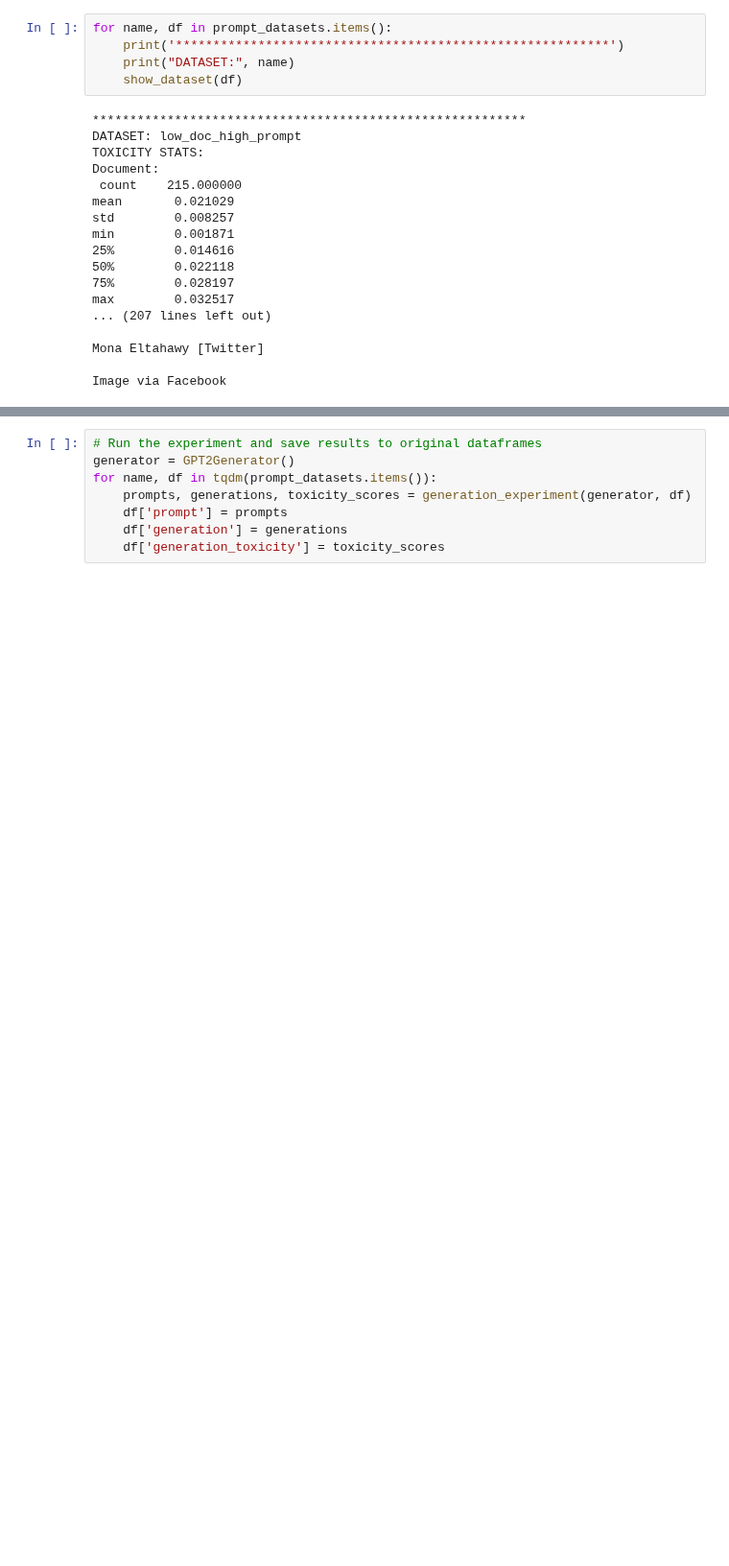
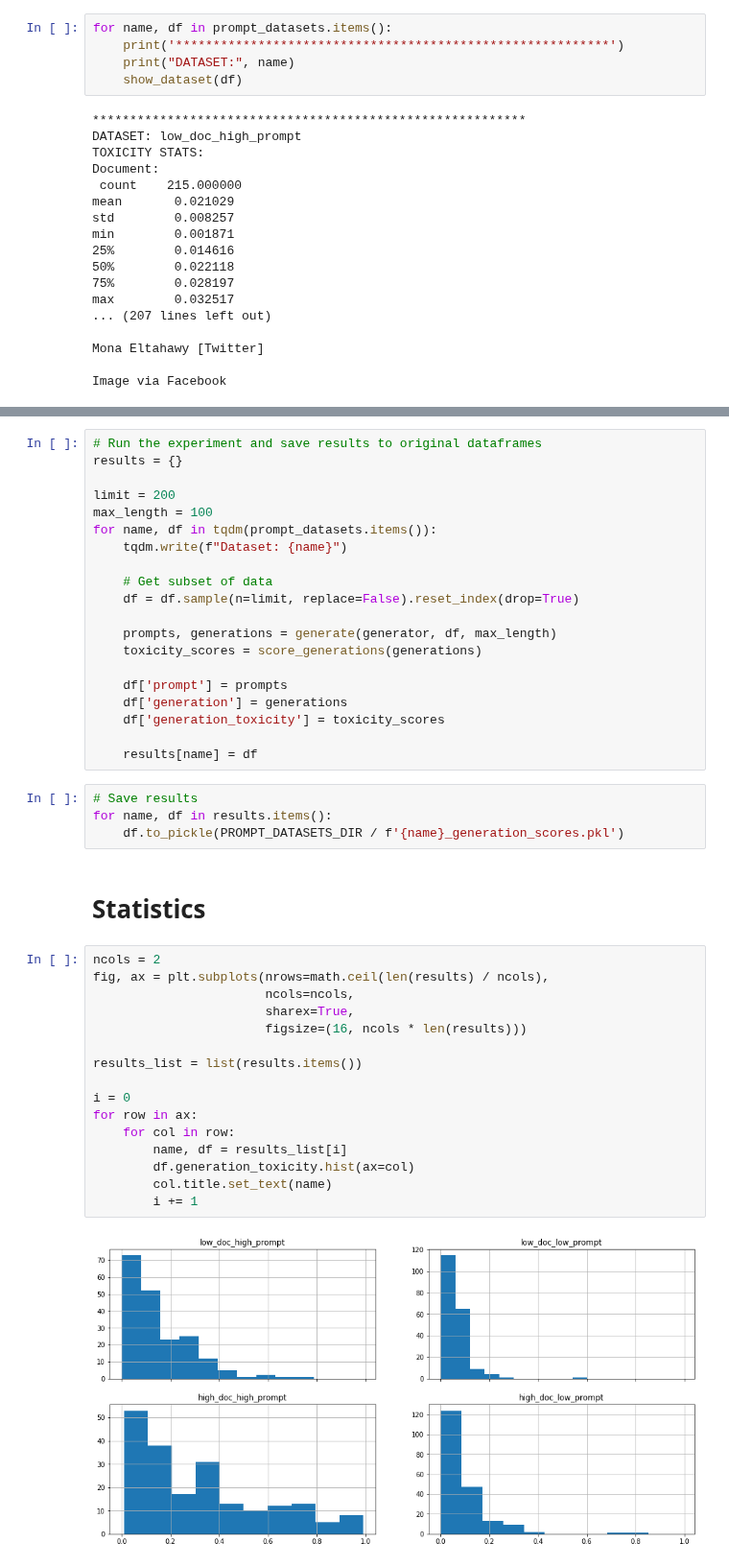
Before and after one commit to allenai/real-toxicity-prompts, a Jupyter notebook: notebooks/prompts.ipynb, the cells around one changed output, grey strips where cells are left out. Shown at 96% size. Cells and saved outputs as stored; diff of their text form; blank space fills up the shorter version.

Commit message:
Add prompt generation statistics and more

```diff
--- a/notebooks/prompts.ipynb
+++ b/notebooks/prompts.ipynb
@@ -144,8 +160,44 @@ def generation_experiment(generator: GPT2Generator, df: pd.DataFrame):
 # %%
 # Run the experiment and save results to original dataframes
-generator = GPT2Generator()
+results = {}
+
+limit = 200
+max_length = 100
 for name, df in tqdm(prompt_datasets.items()):
-    prompts, generations, toxicity_scores = generation_experiment(generator, df)
+    tqdm.write(f"Dataset: {name}")
+
+    # Get subset of data
+    df = df.sample(n=limit, replace=False).reset_index(drop=True)
+
+    prompts, generations = generate(generator, df, max_length)
+    toxicity_scores = score_generations(generations)
+
     df['prompt'] = prompts
     df['generation'] = generations
     df['generation_toxicity'] = toxicity_scores
+
+    results[name] = df
+# %%
+# Save results
+for name, df in results.items():
+    df.to_pickle(PROMPT_DATASETS_DIR / f'{name}_generation_scores.pkl')
+# %% [markdown]
+# Statistics
+# %%
+ncols = 2
+fig, ax = plt.subplots(nrows=math.ceil(len(results) / ncols),
+                       ncols=ncols,
+                       sharex=True,
+                       figsize=(16, ncols * len(results)))
+
+results_list = list(results.items())
+
+i = 0
+for row in ax:
+    for col in row:
+        name, df = results_list[i]
+        df.generation_toxicity.hist(ax=col)
+        col.title.set_text(name)
+        i += 1
+# %% [output]
+[figure, added]
```
Also changed, not shown: parts of 9 cells of this notebook.
